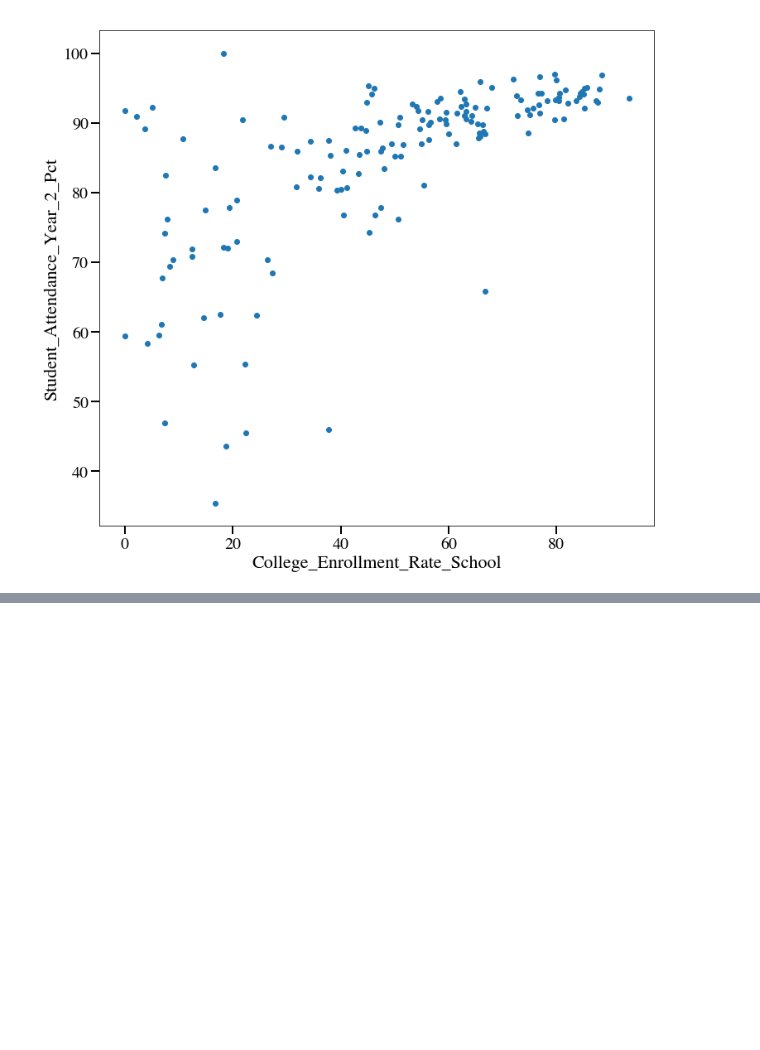
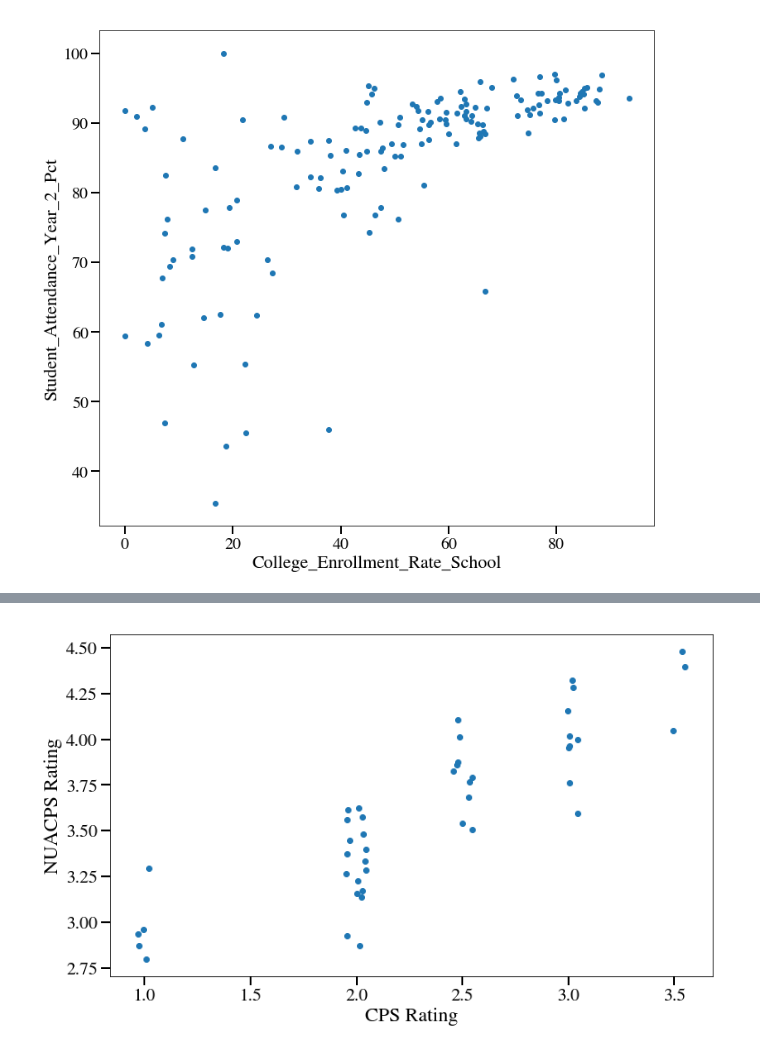
Before and after one commit to avault/chicago_public_schools, a Jupyter notebook: analyses/analysis_zach.ipynb, the cells around one changed output, grey strips where cells are left out. Drawn from its saved outputs; the diff is of its cells as text; code cells hidden in the pictures; blank space fills up the shorter version.

```diff
--- a/analyses/analysis_zach.ipynb
+++ b/analyses/analysis_zach.ipynb
@@ -275,0 +389,2 @@ scatter_plot( hs_df, 'College_Enrollment_Rate_School', 'Student_Attendance_Year_
+# %%
+n_df = n_df.sort_values('nuacps_rating', ascending=False )
@@ -275,0 +432,11 @@ scatter_plot( hs_df, 'College_Enrollment_Rate_School', 'Student_Attendance_Year_
+# %%
+analysis_helper.scatter_plot(
+    n_df,
+    'Overall_Rating_Int',
+    'nuacps_rating',
+    x_label='CPS Rating',
+    y_label='NUACPS Rating',
+    jitter = 0.05,
+)
+# %% [output]
+[figure, added]
```
Also changed, not shown: parts of 18 cells of this notebook, 1 other file.
